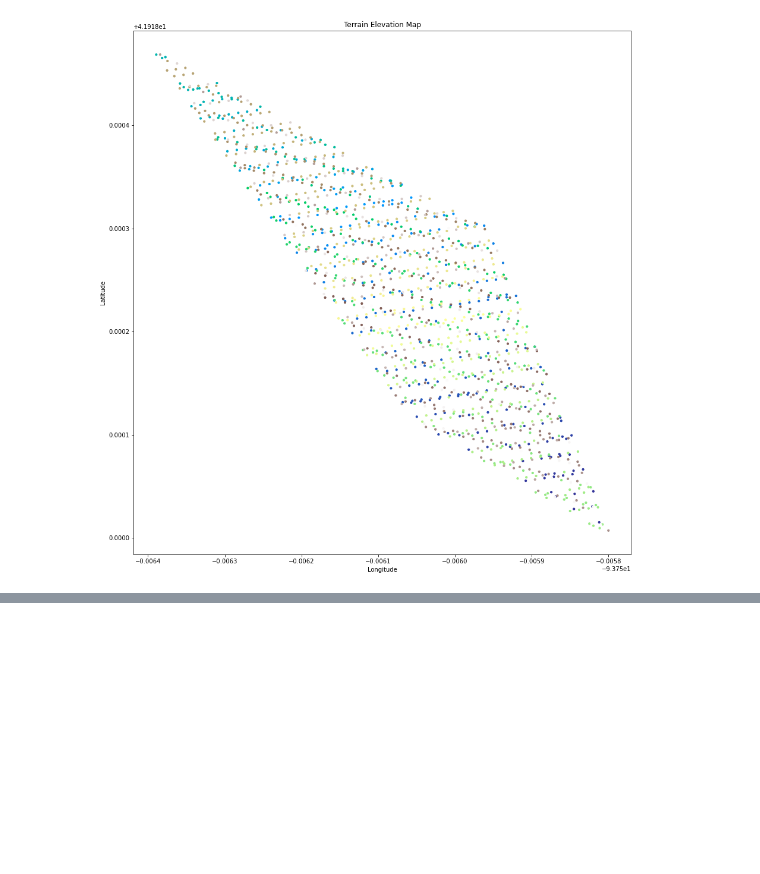
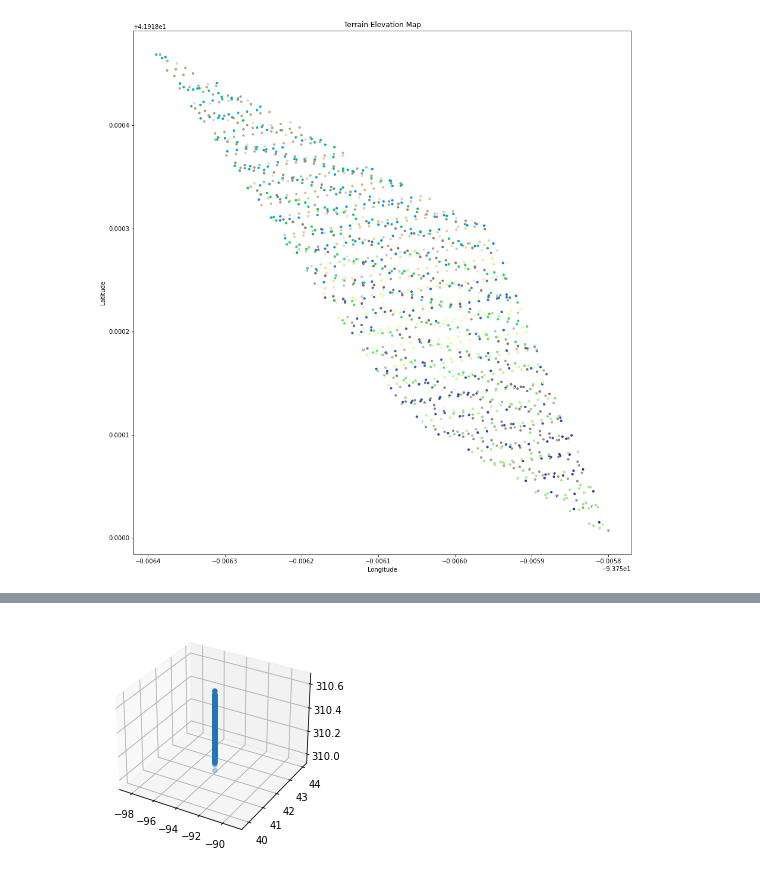
Before and after one commit to Ammon21/LIDAR_ETL, a Jupyter notebook: Expierment/test.ipynb, the cells around one changed output, grey strips where cells are left out. Drawn from its saved outputs; the diff is of its cells as text; code cells hidden in the pictures; blank space fills up the shorter version.

Commit message:
3d projection

```diff
--- a/Expierment/test.ipynb
+++ b/Expierment/test.ipynb
@@ -143,3 +143,6 @@ plt.ylabel('Latitude')
 # %% [output]
 Text(88.875, 0.5, 'Latitude')
 [figure]
+# %%
+point_cloud = lp.read("iowa.las")
+point_cloud
@@ -145,0 +151,2 @@ Text(88.875, 0.5, 'Latitude')
+# %%
+points = np.vstack((point_cloud.x, point_cloud.y, point_cloud.z)).transpose()
@@ -145,0 +185,10 @@ Text(88.875, 0.5, 'Latitude')
+# %%
+import matplotlib.pyplot as plt
+from mpl_toolkits import mplot3d
+
+
+ax = plt.axes(projection='3d')
+ax.scatter(points[:,0], points[:,1], points[:,2])
+plt.show()
+# %% [output]
+[figure, added]
```
Also changed, not shown: parts of 3 cells of this notebook.
